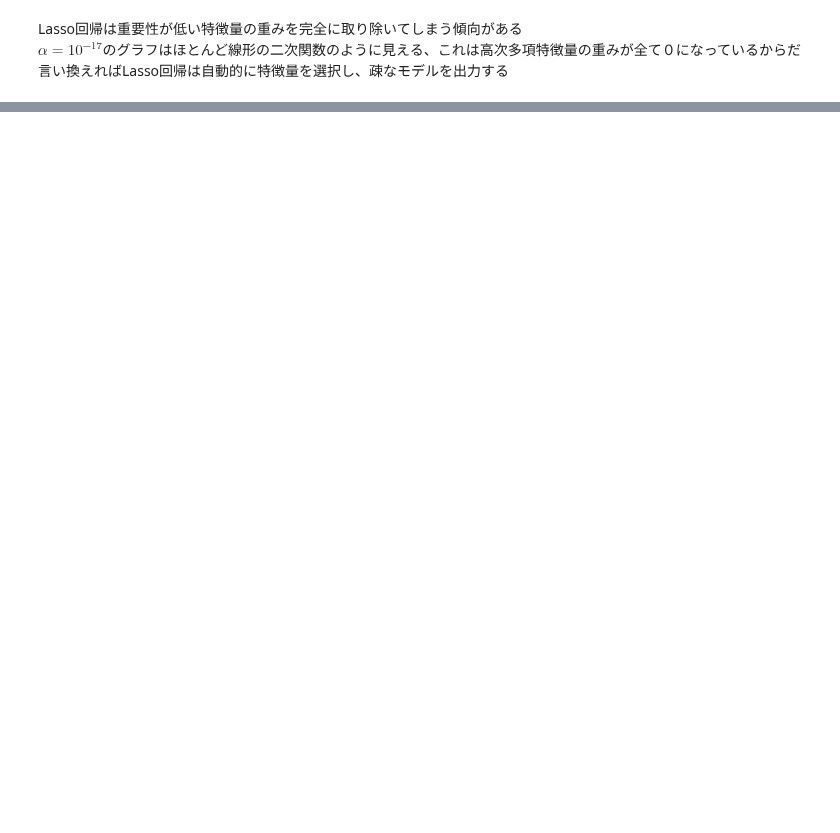
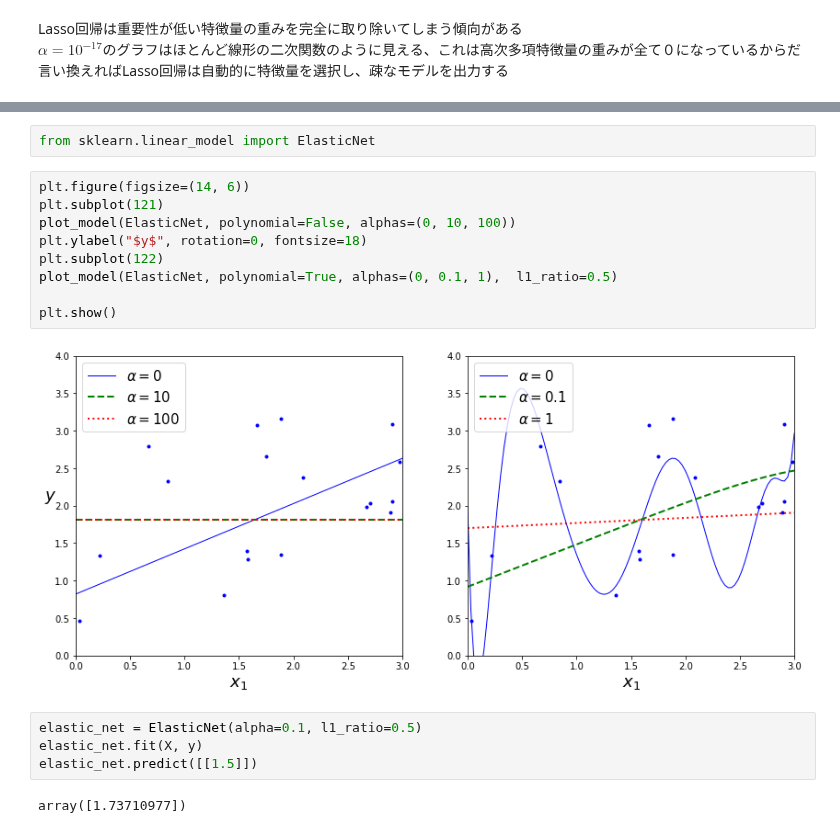
Before and after one commit to thimi0412/sklearn-tensor, a Jupyter notebook: 4.ipynb, the cells around one changed output, grey strips where cells are left out. Cells and saved outputs as stored; diff of their text form; blank space fills up the shorter version.

```diff
--- a/4.ipynb
+++ b/4.ipynb
@@ -472,0 +488,19 @@ $\alpha = 10^{-17}$のグラフはほとんど線形の二次関数のように
+# %%
+from sklearn.linear_model import ElasticNet
+# %%
+plt.figure(figsize=(14, 6))
+plt.subplot(121)
+plot_model(ElasticNet, polynomial=False, alphas=(0, 10, 100))
+plt.ylabel("$y$", rotation=0, fontsize=18)
+plt.subplot(122)
+plot_model(ElasticNet, polynomial=True, alphas=(0, 0.1, 1),  l1_ratio=0.5)
+
+plt.show()
+# %% [output]
+[figure, added]
+# %%
+elastic_net = ElasticNet(alpha=0.1, l1_ratio=0.5)
+elastic_net.fit(X, y)
+elastic_net.predict([[1.5]])
+# %% [output]
+array([1.73710977])
```
Also changed, not shown: parts of 7 cells of this notebook.
